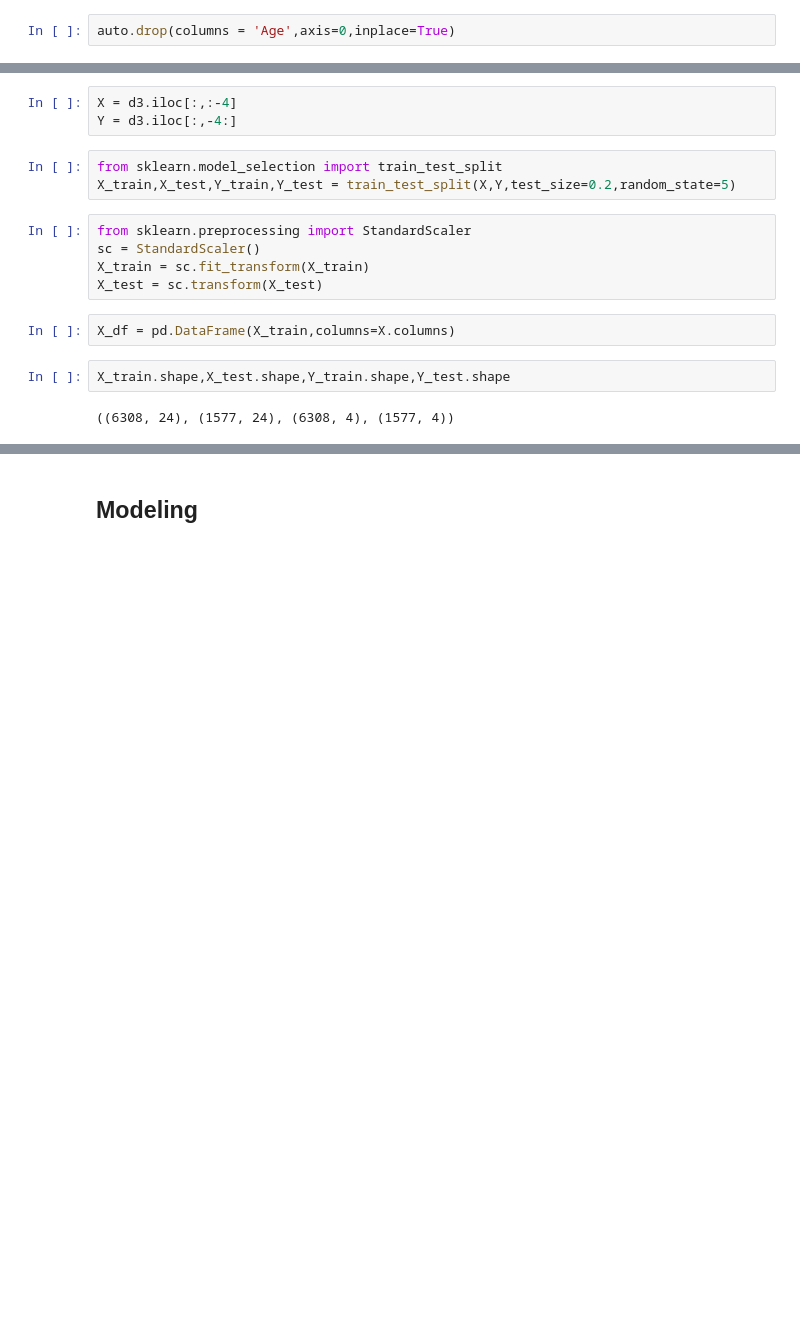
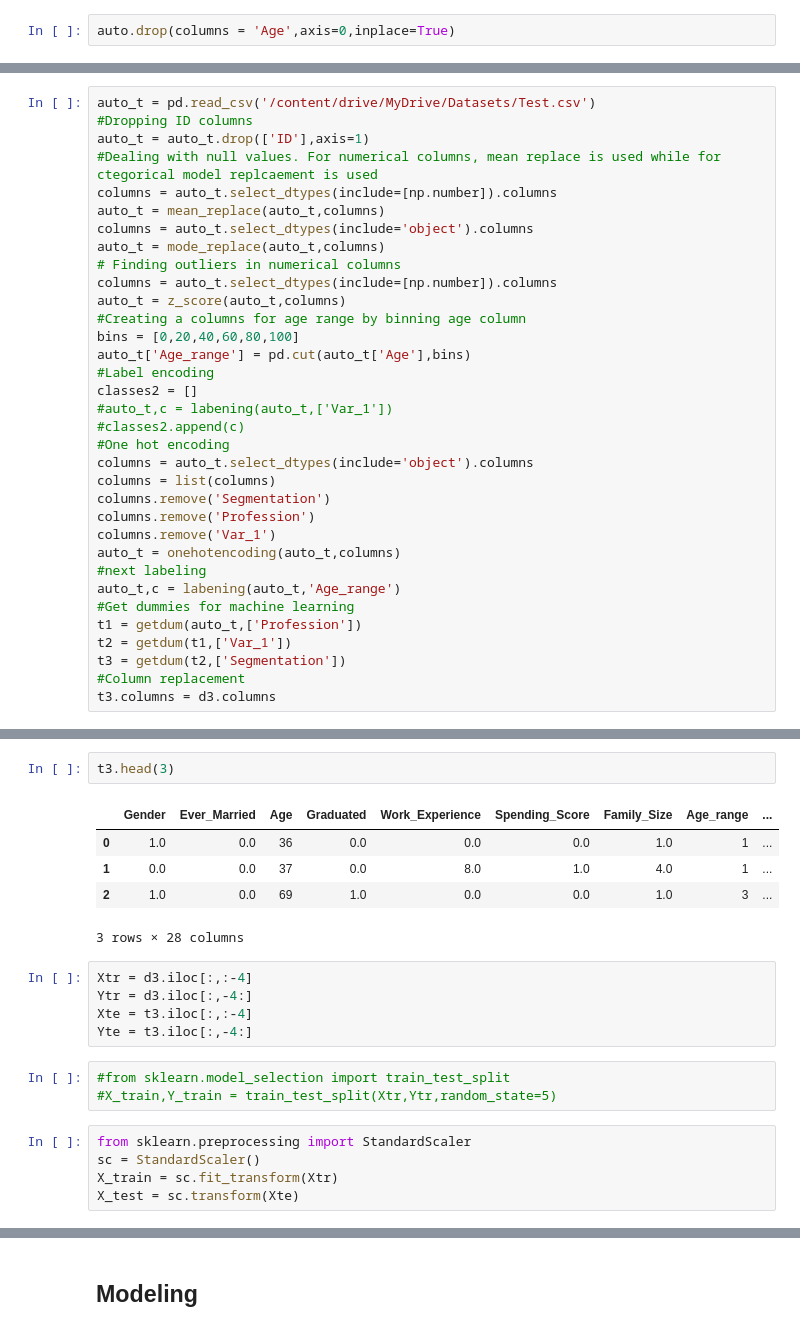
Before and after one commit to AtharvaGh/StartingOne, a Jupyter notebook: Usecase1.ipynb, the cells around one changed output, grey strips where cells are left out. Saved outputs shown, nothing was run; the diff lists cells and outputs as text; blank space fills up the shorter version.

```diff
--- a/Usecase1.ipynb
+++ b/Usecase1.ipynb
@@ -394,0 +326,34 @@ d3.iloc[1:5,-4:]
+# %%
+auto_t = pd.read_csv('/content/drive/MyDrive/Datasets/Test.csv')
+#Dropping ID columns
+auto_t = auto_t.drop(['ID'],axis=1)
+#Dealing with null values. For numerical columns, mean replace is used while for ctegorical model replcaement is used
+columns = auto_t.select_dtypes(include=[np.number]).columns
+auto_t = mean_replace(auto_t,columns)
+columns = auto_t.select_dtypes(include='object').columns
+auto_t = mode_replace(auto_t,columns)
+# Finding outliers in numerical columns
+columns = auto_t.select_dtypes(include=[np.number]).columns
+auto_t = z_score(auto_t,columns)
+#Creating a columns for age range by binning age column
+bins = [0,20,40,60,80,100]
+auto_t['Age_range'] = pd.cut(auto_t['Age'],bins)
+#Label encoding
+classes2 = []
+#auto_t,c = labening(auto_t,['Var_1'])
+#classes2.append(c)
+#One hot encoding
+columns = auto_t.select_dtypes(include='object').columns
+columns = list(columns)
+columns.remove('Segmentation')
+columns.remove('Profession')
+columns.remove('Var_1')
+auto_t = onehotencoding(auto_t,columns)
+#next labeling
+auto_t,c = labening(auto_t,'Age_range')
+#Get dummies for machine learning
+t1 = getdum(auto_t,['Profession'])
+t2 = getdum(t1,['Var_1'])
+t3 = getdum(t2,['Segmentation'])
+#Column replacement
+t3.columns = d3.columns
@@ -395,17 +378,21 @@ d3.iloc[1:5,-4:]
+# %%
+t3.head(3)
+# %% [output]
+|  | Gender | Ever_Married | Age | Graduated | Work_Experience | Spending_Score | Family_Size | Age_range | ... |
+| 0 | 1.0 | 0.0 | 36 | 0.0 | 0.0 | 0.0 | 1.0 | 1 | ... |
+| 1 | 0.0 | 0.0 | 37 | 0.0 | 8.0 | 1.0 | 4.0 | 1 | ... |
+| 2 | 1.0 | 0.0 | 69 | 1.0 | 0.0 | 0.0 | 1.0 | 3 | ... |
+3 rows × 28 columns
 # %%
-X = d3.iloc[:,:-4]
-Y = d3.iloc[:,-4:]
+Xtr = d3.iloc[:,:-4]
+Ytr = d3.iloc[:,-4:]
+Xte = t3.iloc[:,:-4]
+Yte = t3.iloc[:,-4:]
 # %%
-from sklearn.model_selection import train_test_split
-X_train,X_test,Y_train,Y_test = train_test_split(X,Y,test_size=0.2,random_state=5)
+#from sklearn.model_selection import train_test_split
+#X_train,Y_train = train_test_split(Xtr,Ytr,random_state=5)
 # %%
 from sklearn.preprocessing import StandardScaler
 sc = StandardScaler()
-X_train = sc.fit_transform(X_train)
-X_test = sc.transform(X_test)
+X_train = sc.fit_transform(Xtr)
+X_test = sc.transform(Xte)
-# %%
-X_df = pd.DataFrame(X_train,columns=X.columns)
-# %%
-X_train.shape,X_test.shape,Y_train.shape,Y_test.shape
-# %% [output]
-((6308, 24), (1577, 24), (6308, 4), (1577, 4))
```
Also changed, not shown: parts of 50 cells of this notebook.
